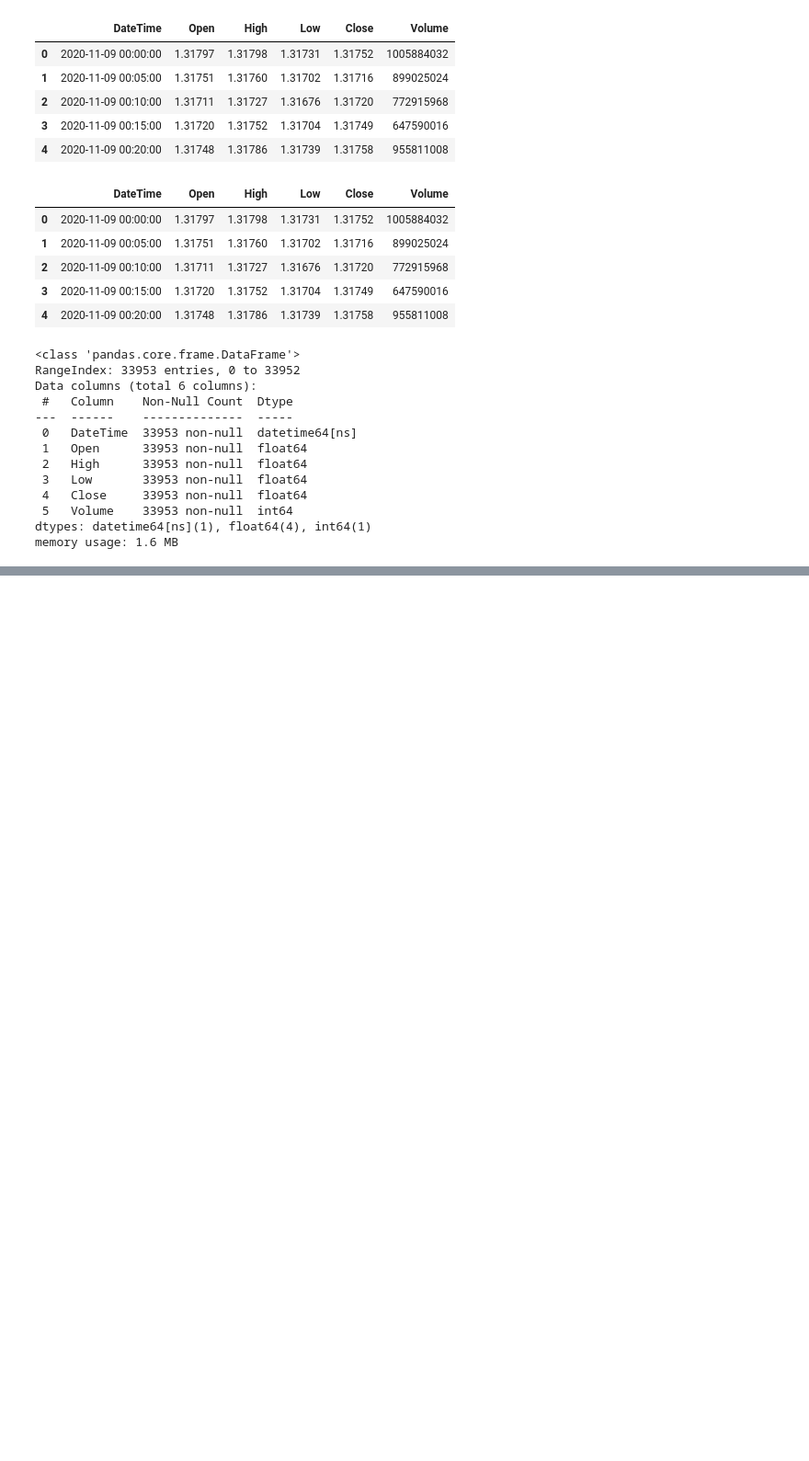
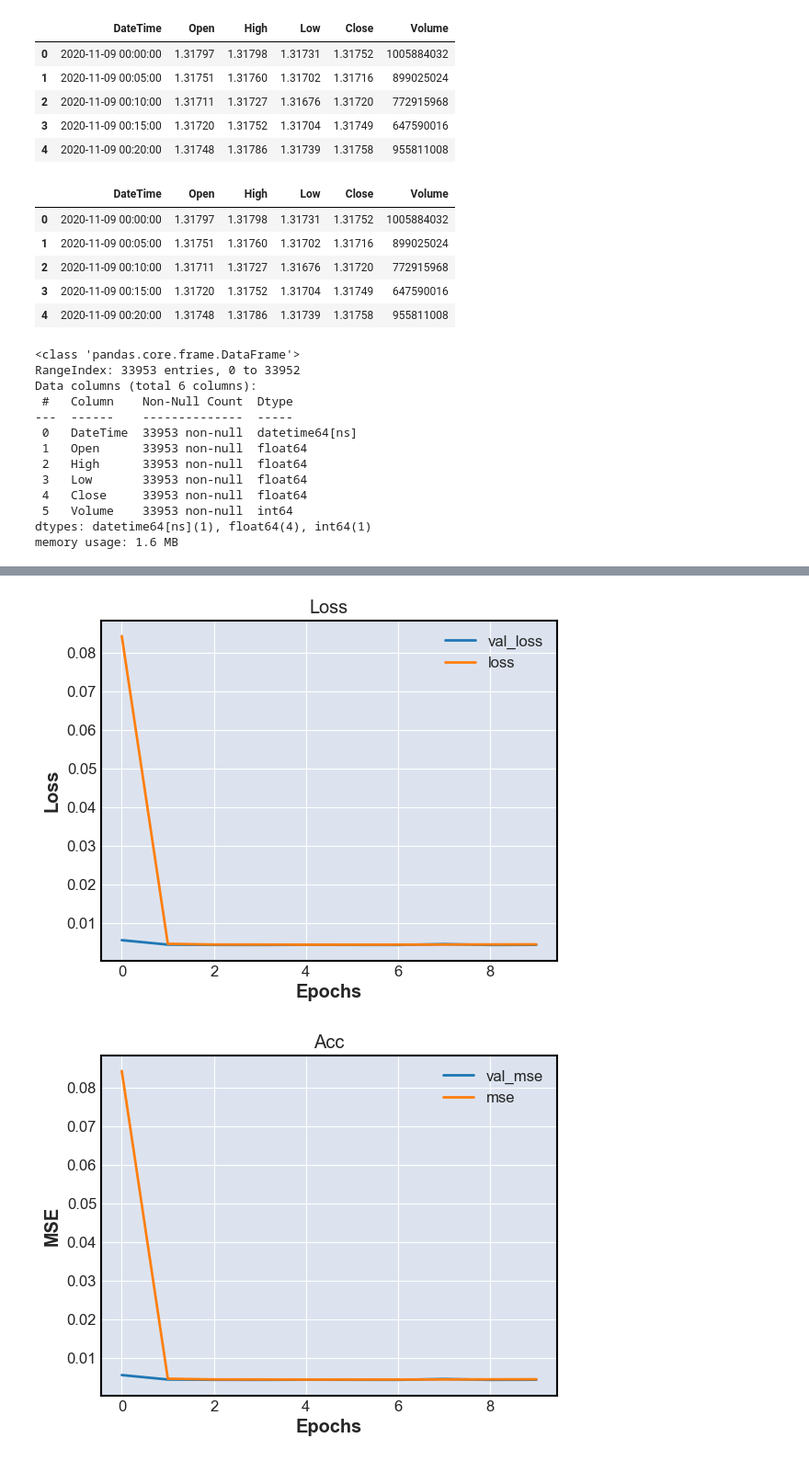
Before and after one commit to neelfx/Darwinex, a Jupyter notebook: Darwinex_GBPUSD.ipynb, the cells around one changed output, grey strips where cells are left out. Shown at 92% size. Cells and saved outputs as stored; diff of their text form; code cells hidden in the pictures; blank space fills up the shorter version.

```diff
--- a/Darwinex_GBPUSD.ipynb
+++ b/Darwinex_GBPUSD.ipynb
@@ -105,0 +231,15 @@ mpf.plot(df['2020-12-01 01:00:00':'2020-12-02 01:00:00'], type='candle', title='
+# %%
+# split a multivariate sequence into samples
+def split_sequences(sequences, n_steps):
+    X, y = list(), list()
+    for i in range(len(sequences)):
+        # find the end of this pattern
+        end_ix = i + n_steps
+        # check if we are beyond the dataset
+        if end_ix > len(sequences):
+            break
+        # gather input and output parts of the pattern
+        seq_x, seq_y = sequences[i:end_ix, :-1], sequences[end_ix-1, -1]
+        X.append(seq_x)
+        y.append(seq_y)
+    return np.array(X), np.array(y)
@@ -105,0 +351,7 @@ mpf.plot(df['2020-12-01 01:00:00':'2020-12-02 01:00:00'], type='candle', title='
+# %%
+n_features = 1
+dataset = hstack((in_seq1, out_seq))
+# choose a number of time steps
+n_steps = 6
+# convert into input/output
+X, y = split_sequences(dataset, n_steps)
@@ -105,0 +364,13 @@ mpf.plot(df['2020-12-01 01:00:00':'2020-12-02 01:00:00'], type='candle', title='
+# %%
+# Build a Sequential keras model
+model = Sequential()
+
+# Add our first LSTM layer - 50 nodes
+
+model.add(LSTM(50, return_sequences=True, activation='relu', input_shape=(n_steps, n_features)))
+model.add(LSTM(20, activation='relu', input_shape=(n_steps, n_features)))
+model.add(Dense(1))
+model.compile(optimizer = 'adam', loss = 'mean_squared_error', metrics=['mse', 'acc'])
+# %%
+# Fit the model to our data
+results = model.fit(X, y, epochs=10,validation_data=(X, y), verbose=1)
@@ -105,0 +395,5 @@ mpf.plot(df['2020-12-01 01:00:00':'2020-12-02 01:00:00'], type='candle', title='
+# %%
+visualize_training_results(results)
+# %% [output]
+[figure, added]
+[figure, added]
```
Also changed, not shown: parts of 25 cells of this notebook.
